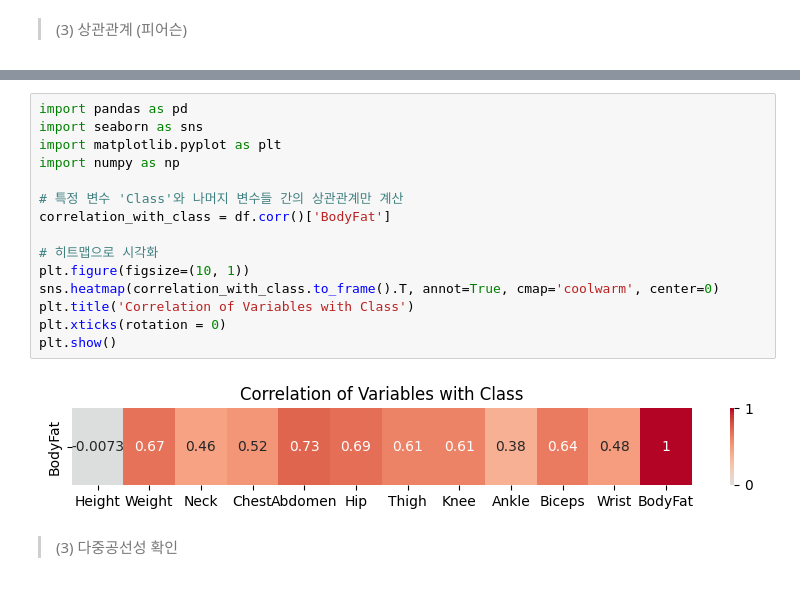
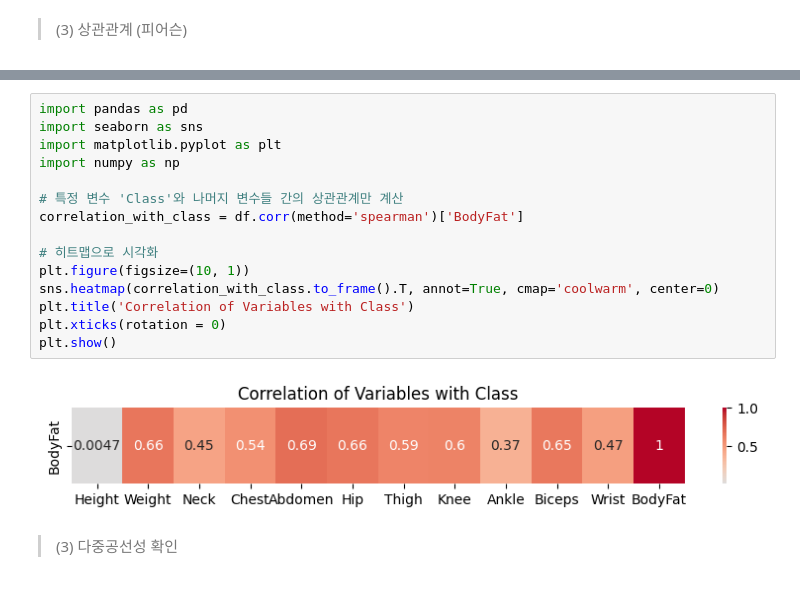
Before and after one commit to Kmjng/BodyFat-Predict, a Jupyter notebook: BodyFat_통계분석_정리.ipynb, the cells around one changed output, grey strips where cells are left out. Saved outputs shown, nothing was run; the diff lists cells and outputs as text.

```diff
--- a/BodyFat_통계분석_정리.ipynb
+++ b/BodyFat_통계분석_정리.ipynb
@@ -100,20 +100,20 @@ plt.show()
 # %%
 import pandas as pd
 import seaborn as sns
 import matplotlib.pyplot as plt
 import numpy as np
 
 # 특정 변수 'Class'와 나머지 변수들 간의 상관관계만 계산
-correlation_with_class = df.corr()['BodyFat']
+correlation_with_class = df.corr(method='spearman')['BodyFat']
 
 # 히트맵으로 시각화
 plt.figure(figsize=(10, 1))
 sns.heatmap(correlation_with_class.to_frame().T, annot=True, cmap='coolwarm', center=0)
 plt.title('Correlation of Variables with Class')
 plt.xticks(rotation = 0)
 plt.show()
 # %% [output]
-[figure, old version]
+[figure, new version]
 # %% [markdown]
 > (3) 다중공선성 확인
 # %%
```
Also changed, not shown: parts of 1 cell of this notebook.
